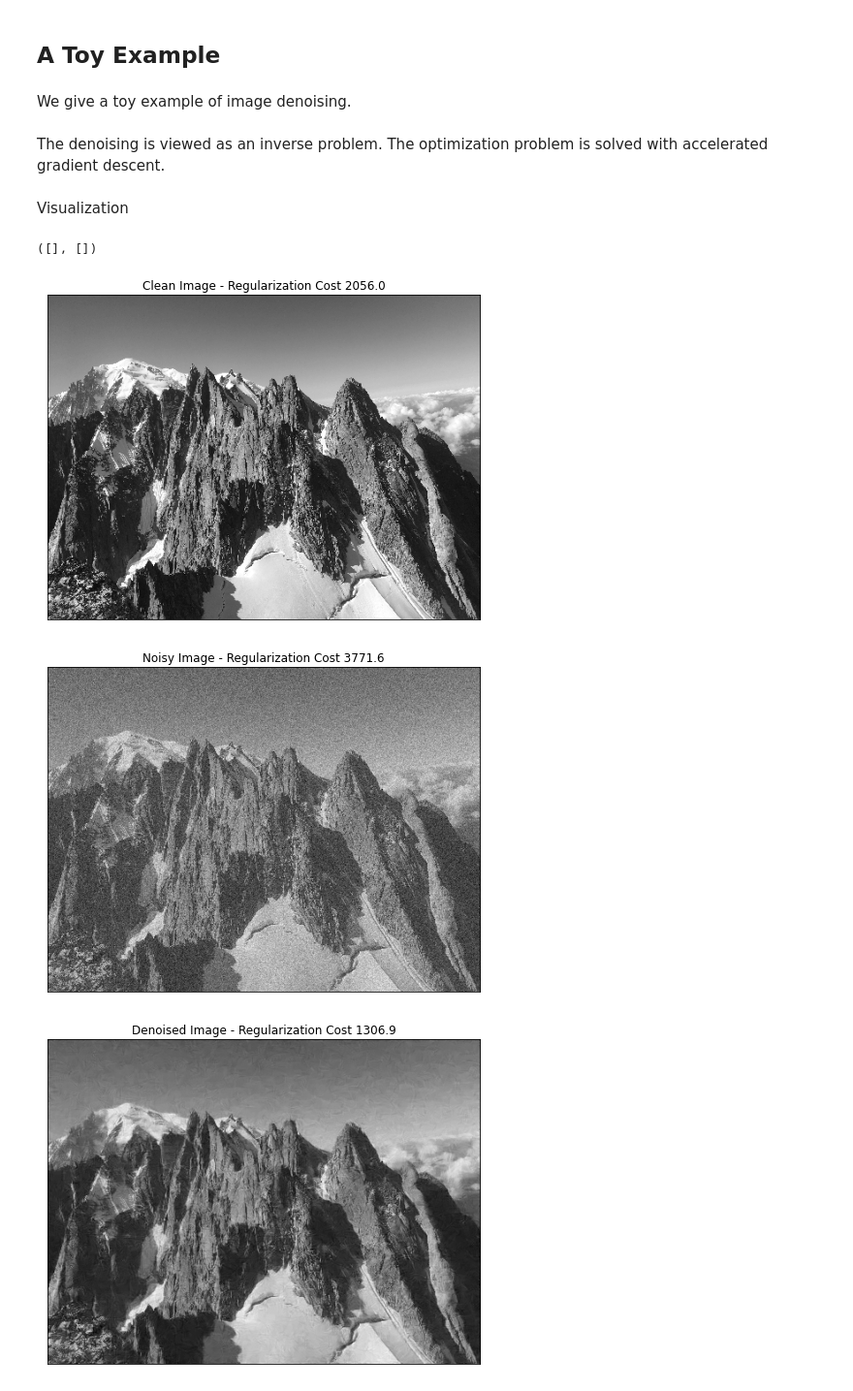
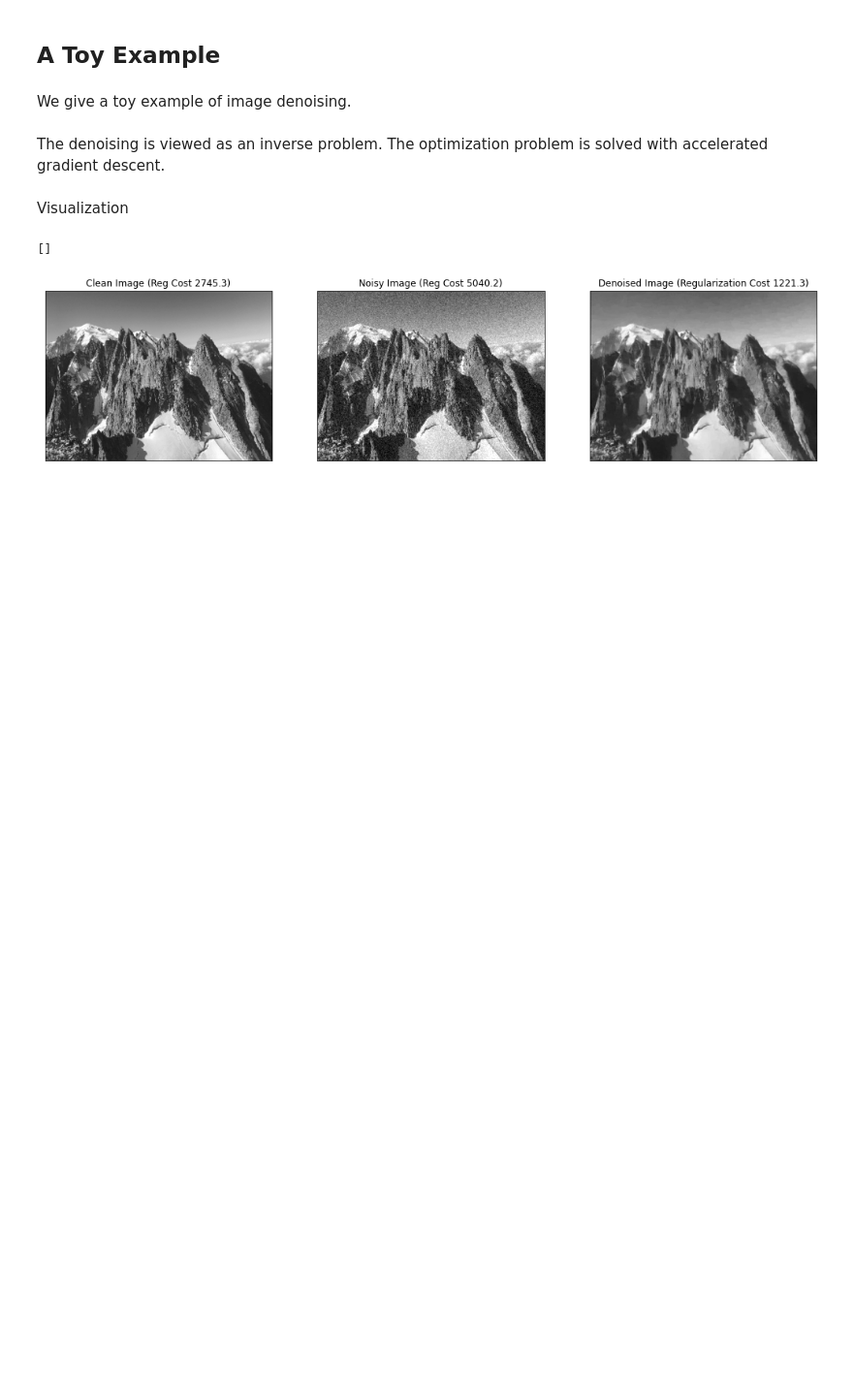
Before and after one commit to axgoujon/convex_ridge_regularizers, a Jupyter notebook: howto.ipynb, the cells around one changed output. Shown at 97% size. Saved outputs shown, nothing was run; the diff lists cells and outputs as text; code cells hidden in the pictures; blank space fills up the shorter version.

Commit message:
cleaning

```diff
--- a/howto.ipynb
+++ b/howto.ipynb
@@ -84,21 +90,21 @@ The denoising is viewed as an inverse problem. The optimization problem is solve
 # optimization settings
 tol = 1e-4
 n_iter_max = 100
-lmbd = 10
-mu = 15
+lmbd = 12
+mu = 20
 
 # stepsize rule
 L = model.L
 alpha = 1/( 1 + mu * lmbd * L)
 
 # initialization
-x = torch.empty_like(img_torch_noisy)
-z = torch.clone(x)
+x = torch.clone(img_torch_noisy)
+z = torch.clone(img_torch_noisy)
 t = 1
 
 for i in range(n_iter_max):
     x_old = torch.clone(x)
-    x = z - alpha*((z - img_torch_noisy) + lmbd * (model(mu * z)))
+    x = z - alpha*((z - img_torch_noisy) + lmbd * model(mu * z))
     # possible constraint, AGD becomes FISTA
     # e.g. if positivity
     # x = torch.clamp(x, 0, None)
@@ -114,25 +120,21 @@ for i in range(n_iter_max):
 # %% [markdown]
 Visualization
 # %%
-plt.figure(figsize=(8,8))
-plt.title(f"Clean Image - Regularization Cost {model.cost(mu*img_torch)[0].item():.1f}")
-plt.imshow(img_torch.detach().cpu().squeeze(), cmap="gray")
-plt.yticks([])
-plt.xticks([])
+fig, ax = plt.subplots(nrows=1, ncols=3, figsize=(18, 6))
+ax[0].set_title(f"Clean Image (Reg Cost {model.cost(mu*img_torch)[0].item():.1f})")
+ax[0].imshow(img_torch.detach().cpu().squeeze(), cmap="gray", vmin=0, vmax=1)
+ax[0].set_yticks([])
+ax[0].set_xticks([])
 
-plt.figure(figsize=(8,8))
-plt.title(f"Noisy Image - Regularization Cost {model.cost(mu*img_torch_noisy)[0].item():.1f}")
-plt.imshow(img_torch_noisy.detach().cpu().squeeze(), cmap="gray")
-plt.yticks([])
-plt.xticks([])
+ax[1].set_title(f"Noisy Image (Reg Cost {model.cost(mu*img_torch_noisy)[0].item():.1f})")
+ax[1].imshow(img_torch_noisy.detach().cpu().squeeze(), cmap="gray", vmin=0, vmax=1)
+ax[1].set_yticks([])
+ax[1].set_xticks([])
 
-plt.figure(figsize=(8,8))
-plt.title(f"Denoised Image - Regularization Cost {model.cost(mu*x)[0].item():.1f}")
-plt.imshow(x.detach().cpu().squeeze(), cmap="gray")
-plt.yticks([])
-plt.xticks([])
+ax[2].set_title(f"Denoised Image (Regularization Cost {model.cost(mu*x)[0].item():.1f})")
+ax[2].imshow(x.detach().cpu().squeeze(), cmap="gray", vmin=0, vmax=1)
+ax[2].set_yticks([])
+ax[2].set_xticks([])
 # %% [output]
-([], [])
+[]
-[figure, old version]
+[figure, new version]
-[figure, removed]
-[figure, removed]
```
Also changed, not shown: parts of 4 cells of this notebook, 1 other file.
